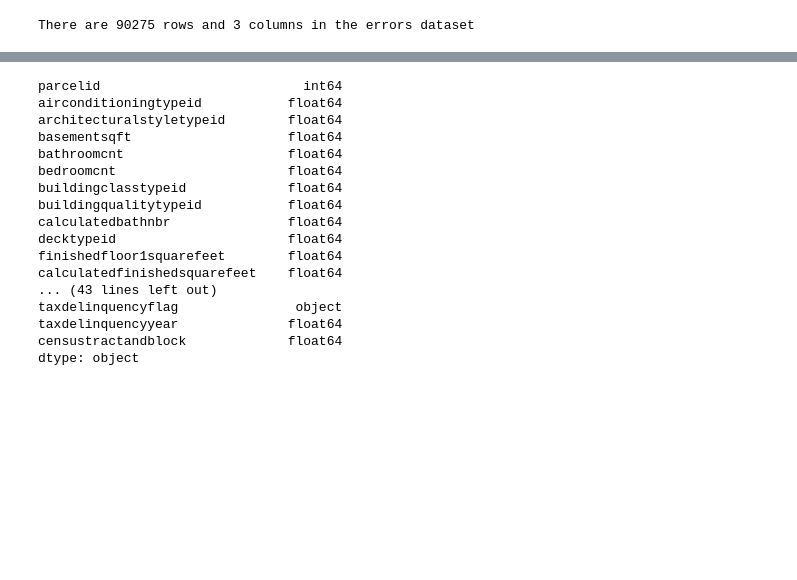
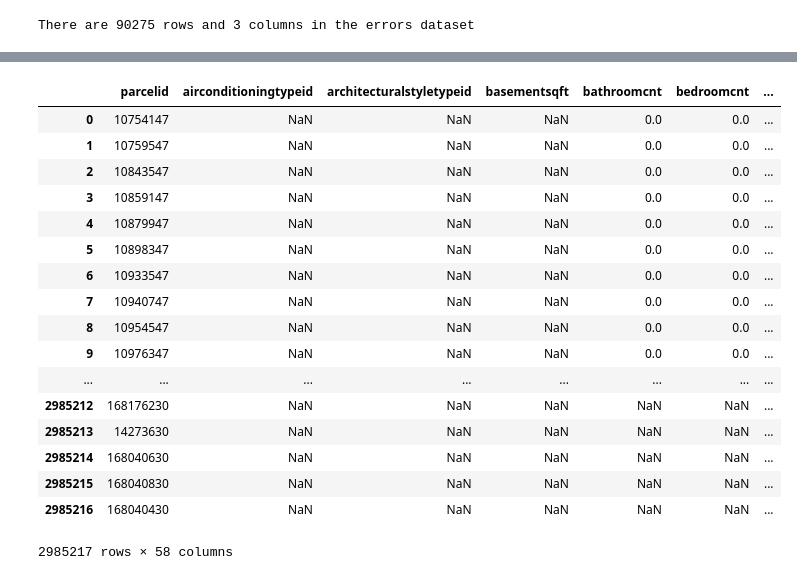
Before and after one commit to chr1sDim/Zillow_Kaggle_Competition, a Jupyter notebook: preprocesssing.ipynb, the cells around one changed output, grey strips where cells are left out. Cells and saved outputs as stored; diff of their text form; code cells hidden in the pictures; blank space fills up the shorter version.

```diff
--- a/preprocesssing.ipynb
+++ b/preprocesssing.ipynb
@@ -57,20 +132,21 @@ temp.shape
 # %%
-raw_data.dtypes
+raw_data
 # %% [output]
+|  | parcelid | airconditioningtypeid | architecturalstyletypeid | basementsqft | bathroomcnt | bedroomcnt | ... |
+| 0 | 10754147 | NaN | NaN | NaN | 0.0 | 0.0 | ... |
+| 1 | 10759547 | NaN | NaN | NaN | 0.0 | 0.0 | ... |
+| 2 | 10843547 | NaN | NaN | NaN | 0.0 | 0.0 | ... |
+| 3 | 10859147 | NaN | NaN | NaN | 0.0 | 0.0 | ... |
+| 4 | 10879947 | NaN | NaN | NaN | 0.0 | 0.0 | ... |
+| 5 | 10898347 | NaN | NaN | NaN | 0.0 | 0.0 | ... |
+| 6 | 10933547 | NaN | NaN | NaN | 0.0 | 0.0 | ... |
+| 7 | 10940747 | NaN | NaN | NaN | 0.0 | 0.0 | ... |
+| 8 | 10954547 | NaN | NaN | NaN | 0.0 | 0.0 | ... |
+| 9 | 10976347 | NaN | NaN | NaN | 0.0 | 0.0 | ... |
+| ... | ... | ... | ... | ... | ... | ... | ... |
+| 2985212 | 168176230 | NaN | NaN | NaN | NaN | NaN | ... |
+| 2985213 | 14273630 | NaN | NaN | NaN | NaN | NaN | ... |
+| 2985214 | 168040630 | NaN | NaN | NaN | NaN | NaN | ... |
+| 2985215 | 168040830 | NaN | NaN | NaN | NaN | NaN | ... |
+| 2985216 | 168040430 | NaN | NaN | NaN | NaN | NaN | ... |
-parcelid                          int64
-airconditioningtypeid           float64
-architecturalstyletypeid        float64
-basementsqft                    float64
-bathroomcnt                     float64
-bedroomcnt                      float64
-buildingclasstypeid             float64
-buildingqualitytypeid           float64
-calculatedbathnbr               float64
-decktypeid                      float64
-finishedfloor1squarefeet        float64
-calculatedfinishedsquarefeet    float64
-... (43 lines left out)
-taxdelinquencyflag               object
-taxdelinquencyyear              float64
-censustractandblock             float64
-dtype: object
+2985217 rows × 58 columns
```
Also changed, not shown: parts of 9 cells of this notebook.
